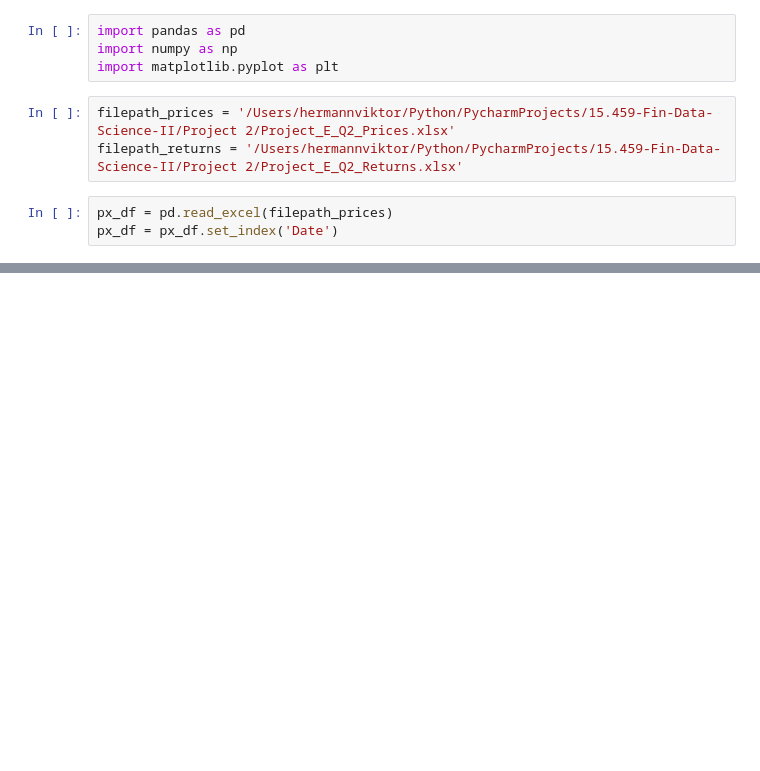
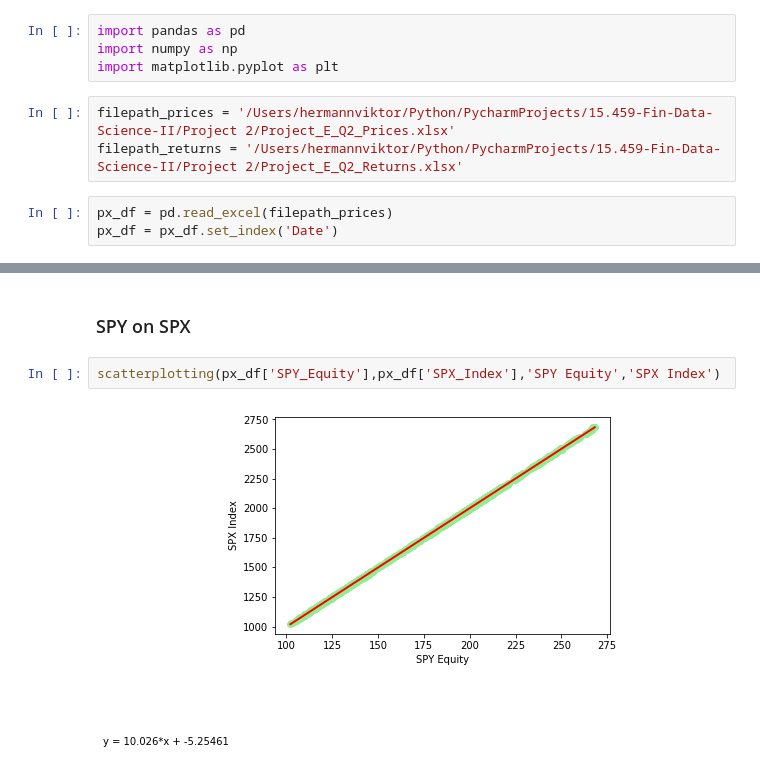
Before and after one commit to llonardi/15.459-Fin-Data-Science-II, a Jupyter notebook: Project 2/Q2.ipynb, the cells around one changed output, grey strips where cells are left out. Saved outputs shown, nothing was run; the diff lists cells and outputs as text; blank space fills up the shorter version.

```diff
--- a/Project 2/Q2.ipynb
+++ b/Project 2/Q2.ipynb
@@ -24,0 +34,6 @@ plt.show()
+# %% [markdown]
+### SPY on SPX
+# %%
+scatterplotting(px_df['SPY_Equity'],px_df['SPX_Index'],'SPY Equity','SPX Index')
+# %% [output]
+[figure, added]
```
Also changed, not shown: parts of 20 cells of this notebook.
